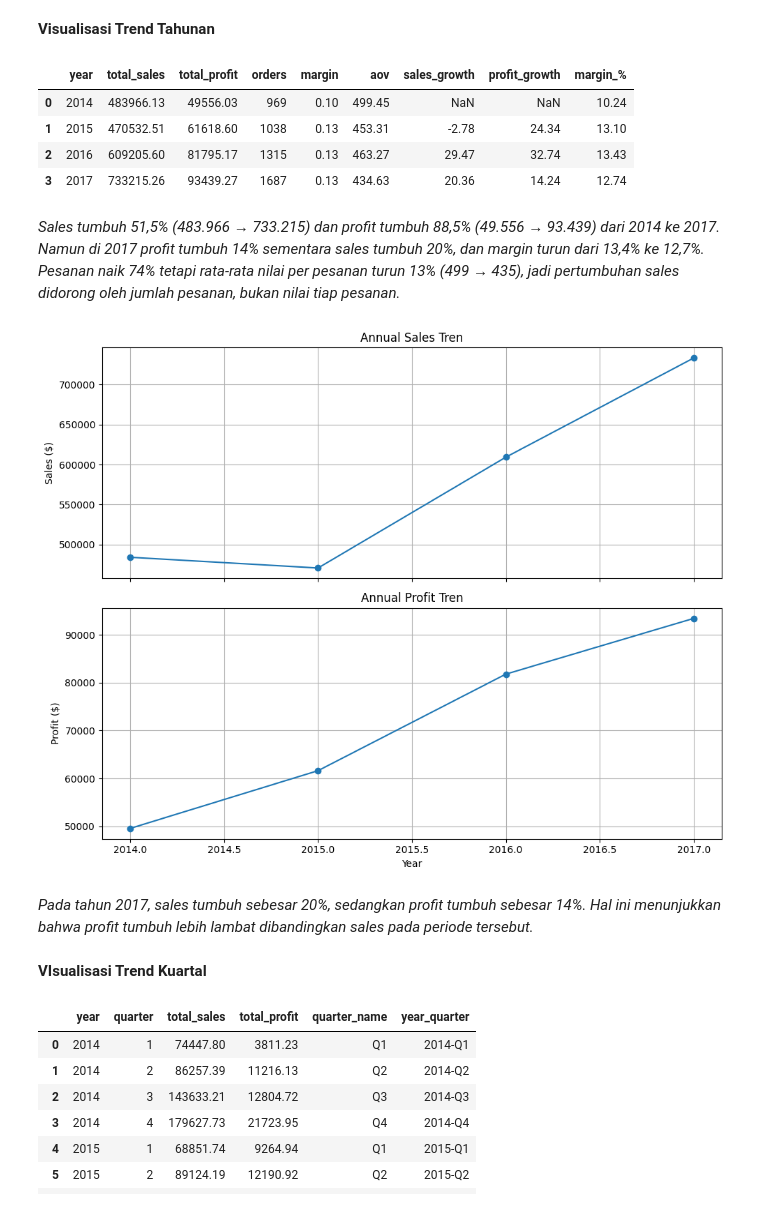
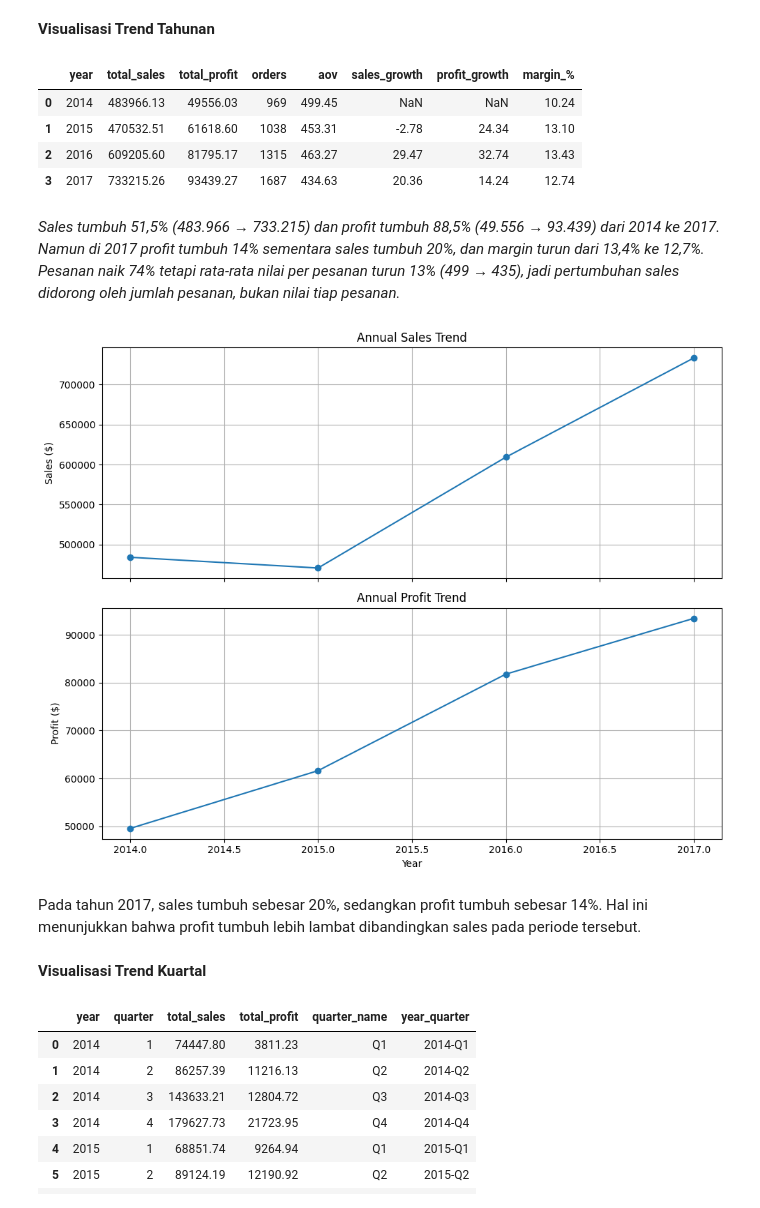
Before and after one commit to Iqbalfaridzi23/sales-performance-analysis, a Jupyter notebook: notebooks/03_eda.ipynb, the cells around one changed output. Cells and saved outputs as stored; diff of their text form; code cells hidden in the pictures.

```diff
--- a/notebooks/03_eda.ipynb
+++ b/notebooks/03_eda.ipynb
@@ -106,7 +106,6 @@ yearly_trend = df.groupby('year').agg(
     total_profit=('profit', 'sum'),
     orders=('order_id', 'nunique')
 ).reset_index()
-yearly_trend['margin'] = yearly_trend['total_profit'] / yearly_trend['total_sales']
 yearly_trend['aov'] = yearly_trend['total_sales'] / yearly_trend['orders']
 # %%
 yearly_trend['sales_growth'] = yearly_trend['total_sales'].pct_change() * 100
@@ -115,35 +114,35 @@ yearly_trend['margin_%'] = yearly_trend['total_profit'] / yearly_trend['total_sa
 
 display(yearly_trend.round(2))
 # %% [output]
-|  | year | total_sales | total_profit | orders | margin | aov | sales_growth | profit_growth | margin_% |
-| 0 | 2014 | 483966.13 | 49556.03 | 969 | 0.10 | 499.45 | NaN | NaN | 10.24 |
-| 1 | 2015 | 470532.51 | 61618.60 | 1038 | 0.13 | 453.31 | -2.78 | 24.34 | 13.10 |
-| 2 | 2016 | 609205.60 | 81795.17 | 1315 | 0.13 | 463.27 | 29.47 | 32.74 | 13.43 |
-| 3 | 2017 | 733215.26 | 93439.27 | 1687 | 0.13 | 434.63 | 20.36 | 14.24 | 12.74 |
+|  | year | total_sales | total_profit | orders | aov | sales_growth | profit_growth | margin_% |
+| 0 | 2014 | 483966.13 | 49556.03 | 969 | 499.45 | NaN | NaN | 10.24 |
+| 1 | 2015 | 470532.51 | 61618.60 | 1038 | 453.31 | -2.78 | 24.34 | 13.10 |
+| 2 | 2016 | 609205.60 | 81795.17 | 1315 | 463.27 | 29.47 | 32.74 | 13.43 |
+| 3 | 2017 | 733215.26 | 93439.27 | 1687 | 434.63 | 20.36 | 14.24 | 12.74 |
 # %% [markdown]
 *Sales tumbuh 51,5% (483.966 → 733.215) dan profit tumbuh 88,5% (49.556 → 93.439) dari 2014 ke 2017. Namun di 2017 profit tumbuh 14% sementara sales tumbuh 20%, dan margin turun dari 13,4% ke 12,7%. Pesanan naik 74% tetapi rata-rata nilai per pesanan turun 13% (499 → 435), jadi pertumbuhan sales didorong oleh jumlah pesanan, bukan nilai tiap pesanan.*
 # %%
 fig, axes = plt.subplots(2, 1, figsize=(10, 8), sharex=True)
 
 axes[0].plot(yearly_trend['year'], yearly_trend['total_sales'], marker='o')
-axes[0].set_title('Annual Sales Tren')
+axes[0].set_title('Annual Sales Trend')
 axes[0].set_ylabel('Sales ($)')
 axes[0].grid(True)
 
 axes[1].plot(yearly_trend['year'], yearly_trend['total_profit'], marker='o')
-axes[1].set_title('Annual Profit Tren')
+axes[1].set_title('Annual Profit Trend')
 axes[1].set_ylabel('Profit ($)')
 axes[1].set_xlabel('Year')
 axes[1].grid(True)
 
 plt.tight_layout()
 plt.show()
 # %% [output]
-[figure, old version]
+[figure, new version]
 # %% [markdown]
-*Pada tahun 2017, sales tumbuh sebesar 20%, sedangkan profit tumbuh sebesar 14%. Hal ini menunjukkan bahwa profit tumbuh lebih lambat dibandingkan sales pada periode tersebut.*
+Pada tahun 2017, sales tumbuh sebesar 20%, sedangkan profit tumbuh sebesar 14%. Hal ini menunjukkan bahwa profit tumbuh lebih lambat dibandingkan sales pada periode tersebut.
 # %% [markdown]
-**VIsualisasi Trend Kuartal**
+**Visualisasi Trend Kuartal**
 # %%
 quarterly_trend = df.groupby(['year', 'quarter']).agg(
     total_sales=('sales', 'sum'),
```
Also changed, not shown: parts of 23 cells of this notebook.
